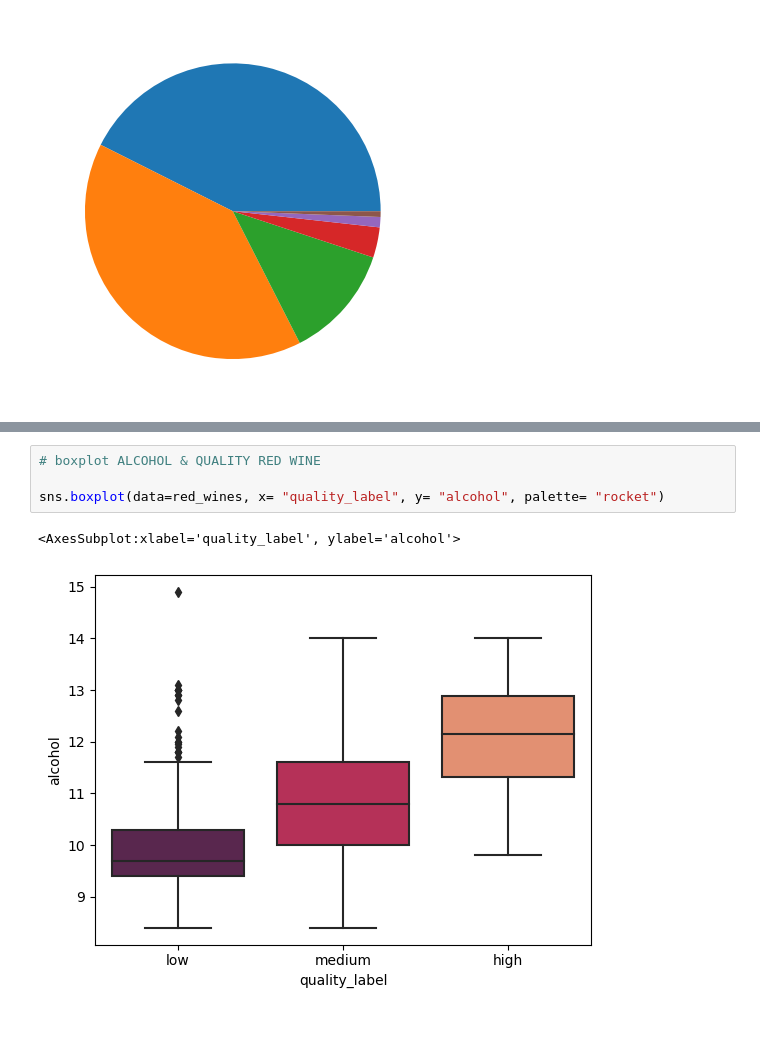
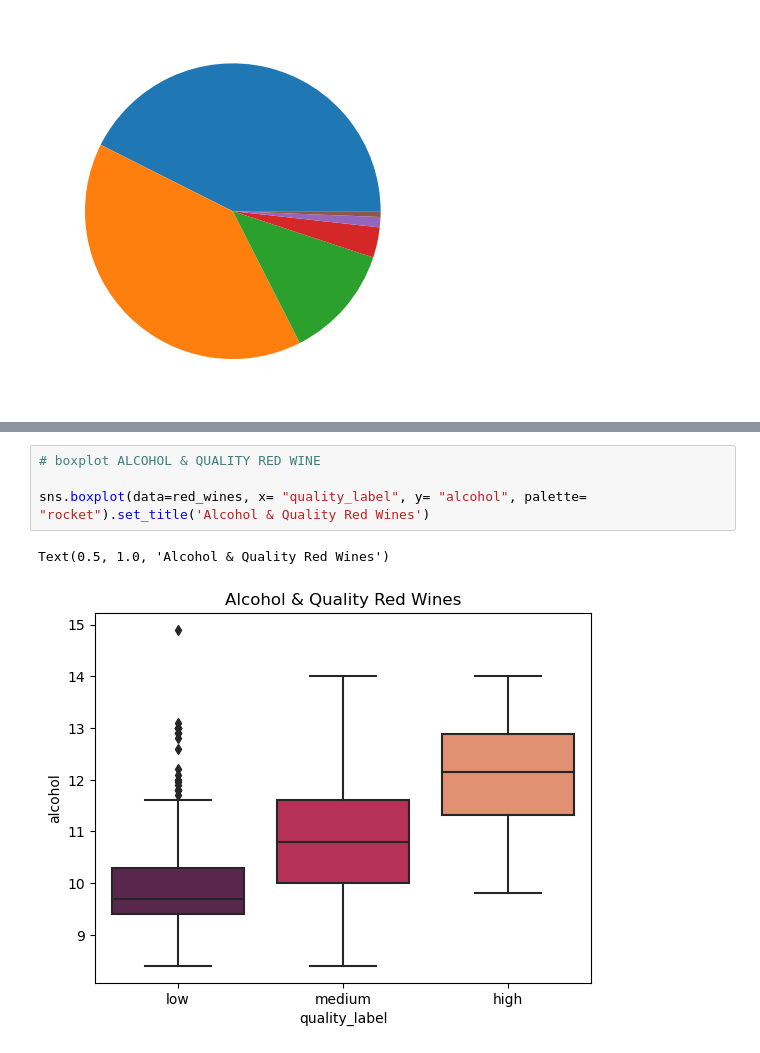
Before and after one commit to NiaLucia/Sprint2, a Jupyter notebook: wine_project.ipynb, the cells around one changed output, grey strips where cells are left out. Cells and saved outputs as stored; diff of their text form; blank space fills up the shorter version.

```diff
--- a/wine_project.ipynb
+++ b/wine_project.ipynb
@@ -262,7 +262,7 @@ sns.histplot(data=white_wines, x= "quality_label", bins=10, color= 'beige')
 # %%
 # boxplot ALCOHOL & QUALITY RED WINE
 
-sns.boxplot(data=red_wines, x= "quality_label", y= "alcohol", palette= "rocket")
+sns.boxplot(data=red_wines, x= "quality_label", y= "alcohol", palette= "rocket").set_title('Alcohol & Quality Red Wines')
 # %% [output]
-<AxesSubplot:xlabel='quality_label', ylabel='alcohol'>
+Text(0.5, 1.0, 'Alcohol & Quality Red Wines')
-[figure, old version]
+[figure, new version]
```
Also changed, not shown: parts of 11 cells of this notebook.
